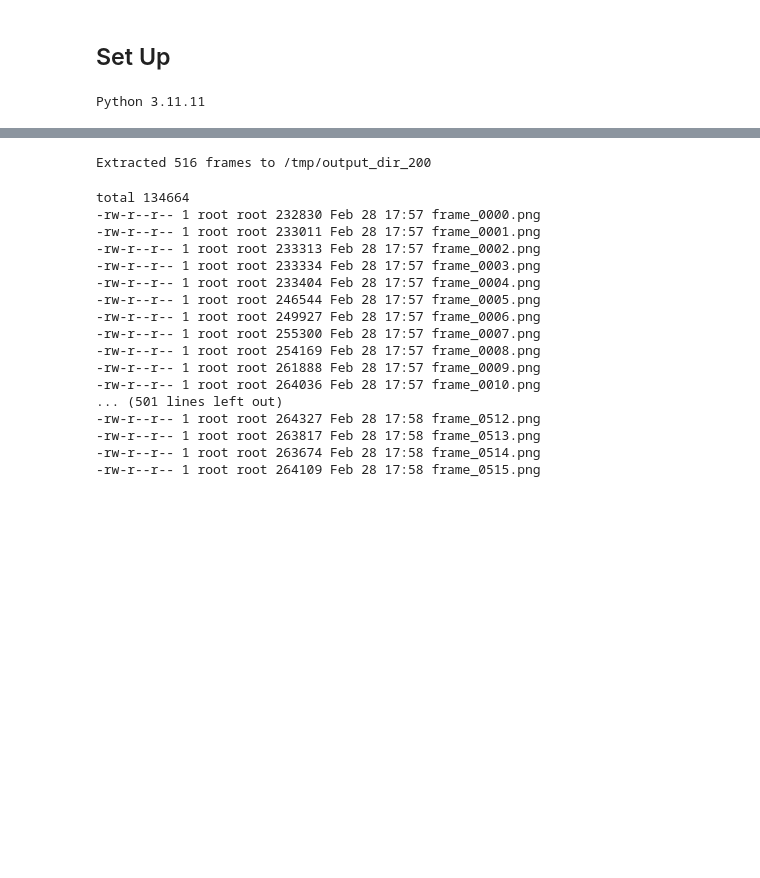
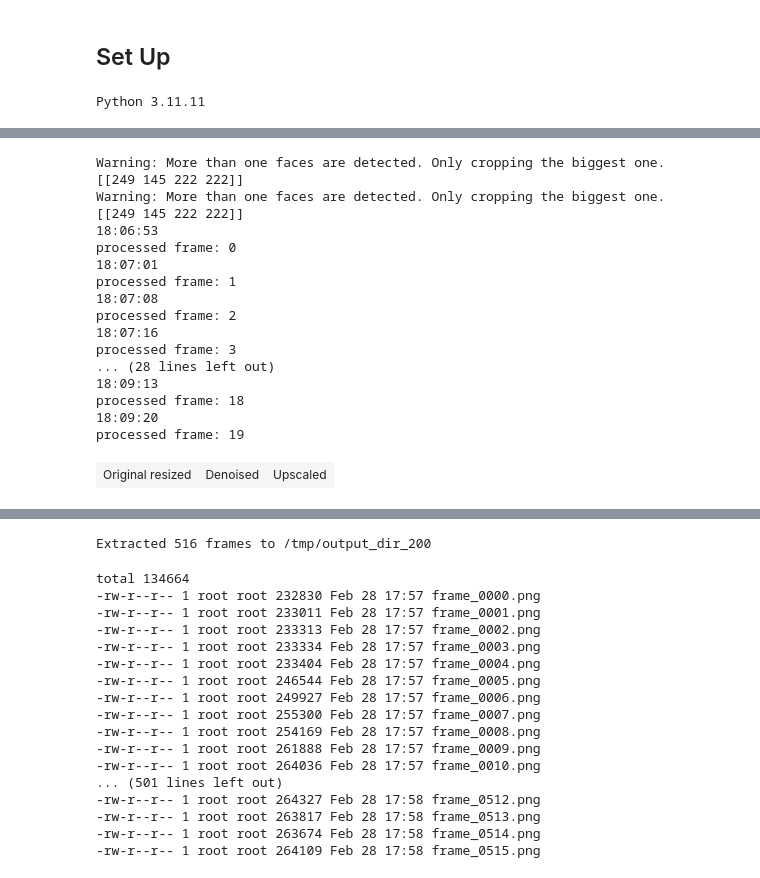
Before and after one commit to trappertwo/rPPG_experiments, a Jupyter notebook: video_data_analysis.ipynb, the cells around one changed output, grey strips where cells are left out. Drawn from its saved outputs; the diff is of its cells as text; code cells hidden in the pictures; blank space fills up the shorter version.

```diff
--- a/video_data_analysis.ipynb
+++ b/video_data_analysis.ipynb
@@ -179,0 +248,29 @@ media.show_video(resized_frames[:10], fps=30)
+# %%
+# Specify the path to the pre-trained model
+MODEL_PATH = "/content/drive/MyDrive/research_project/vsr_model/EDSR_x4.pb"  # @param {type:"string"}
+MODEL_NAME = "edsr" # @param {type: "string"}
+SCALE = 4 # @param {type: "integer"}
+HEIGHT = 288 # @param {type: "integer"}
+WIDTH = 288 # @param {type: "integer"}
+NUM_FRAMES = 150 # @param {type: "integer"}
+resized_frames1 = crop_face_resize(frames[:1], use_face_detection=True,  use_larger_box=True, larger_box_coef=1.5, use_dynamic_detection=False, detection_freq=32, use_median_box=False, width=WIDTH, height=HEIGHT, res_model_path=MODEL_PATH, model_name=MODEL_NAME, scale=SCALE, denoise=False, upscale=False)
+
+import cv2
+
+for frame in resized_frames1:
+  #  Reduce blockiness
+  # Apply Gaussian Blur
+  blurred = cv2.GaussianBlur(frame, (5, 5), 0)
+  #blurred = cv2.GaussianBlur(frame, (7, 7), 2)
+  #media.show_image(blurred)
+  # Apply Bilateral Filter (preserves edges)
+  bilateral = cv2.bilateralFilter(frame, 9, 75, 75)
+  #bilateral = cv2.bilateralFilter(frame, 9, 18, 18)
+  # Reduce noisy edges
+  #denoised = cv2.fastNlMeansDenoisingColored(frame, None, 5, 5, 7, 21)
+  denoised = cv2.fastNlMeansDenoisingColored(frame, None, 5, 5, 7, 21)
+  # Sharpen
+  sharpened = cv2.addWeighted(bilateral, 2.5, blurred, -1.5, 0)
+
+  images = {'Original': frame, 'Gaussian blur': blurred, 'Bilateral': bilateral, 'Denoised': denoised, 'Sharpened': sharpened}
+  media.show_images(images)
@@ -179,0 +281,26 @@ media.show_video(resized_frames[:10], fps=30)
+# %%
+resized_frames2 = crop_face_resize(frames[:NUM_FRAMES], use_face_detection=True,  use_larger_box=True, larger_box_coef=1.5, use_dynamic_detection=False, detection_freq=32, use_median_box=False, width=WIDTH, height=HEIGHT, res_model_path=MODEL_PATH, model_name=MODEL_NAME, scale=SCALE, denoise=True, upscale=False)
+resized_frames3 = crop_face_resize(frames[:20], use_face_detection=True,  use_larger_box=True, larger_box_coef=1.5, use_dynamic_detection=False, detection_freq=32, use_median_box=False, width=WIDTH, height=HEIGHT, res_model_path=MODEL_PATH, model_name=MODEL_NAME, scale=SCALE, denoise=False, upscale=True)
+
+#videos = {'Original resized': resized_frames1, 'Denoised': resized_frames2}
+videos = {'Original resized': resized_frames1[:20], 'Denoised': resized_frames2[:20], 'Upscaled': resized_frames3}
+media.show_videos(videos, fps=30)
+# %% [output]
+Warning: More than one faces are detected. Only cropping the biggest one.
+[[249 145 222 222]]
+Warning: More than one faces are detected. Only cropping the biggest one.
+[[249 145 222 222]]
+18:06:53
+processed frame: 0
+18:07:01
+processed frame: 1
+18:07:08
+processed frame: 2
+18:07:16
+processed frame: 3
+... (28 lines left out)
+18:09:13
+processed frame: 18
+18:09:20
+processed frame: 19
+| Original resized | Denoised | Upscaled |
```
Also changed, not shown: parts of 15 cells of this notebook.
